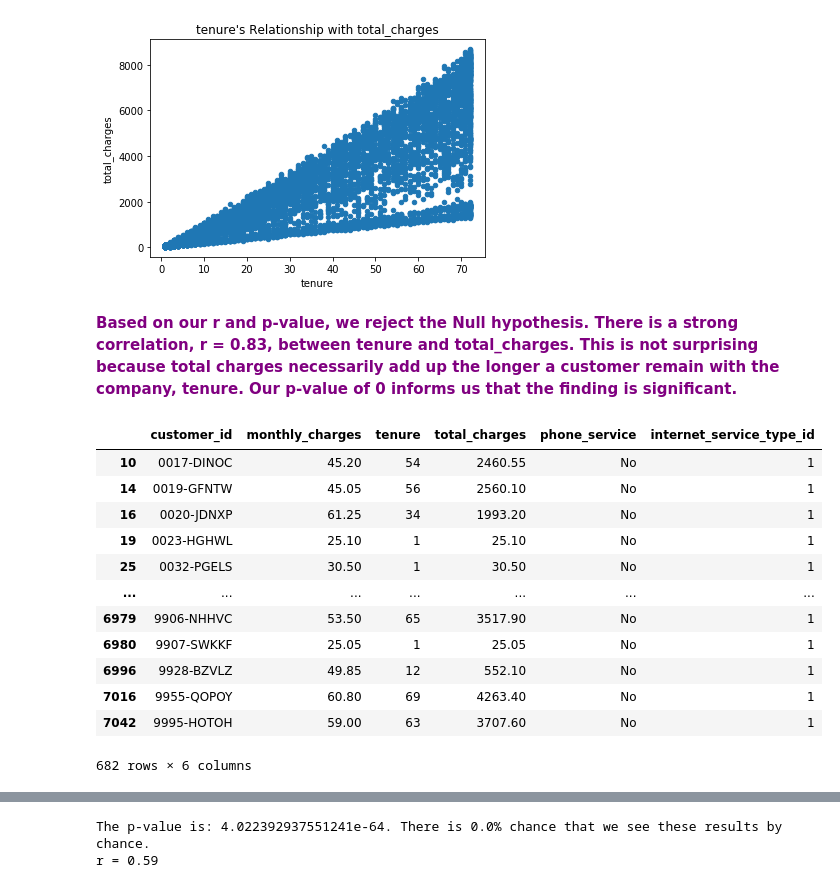
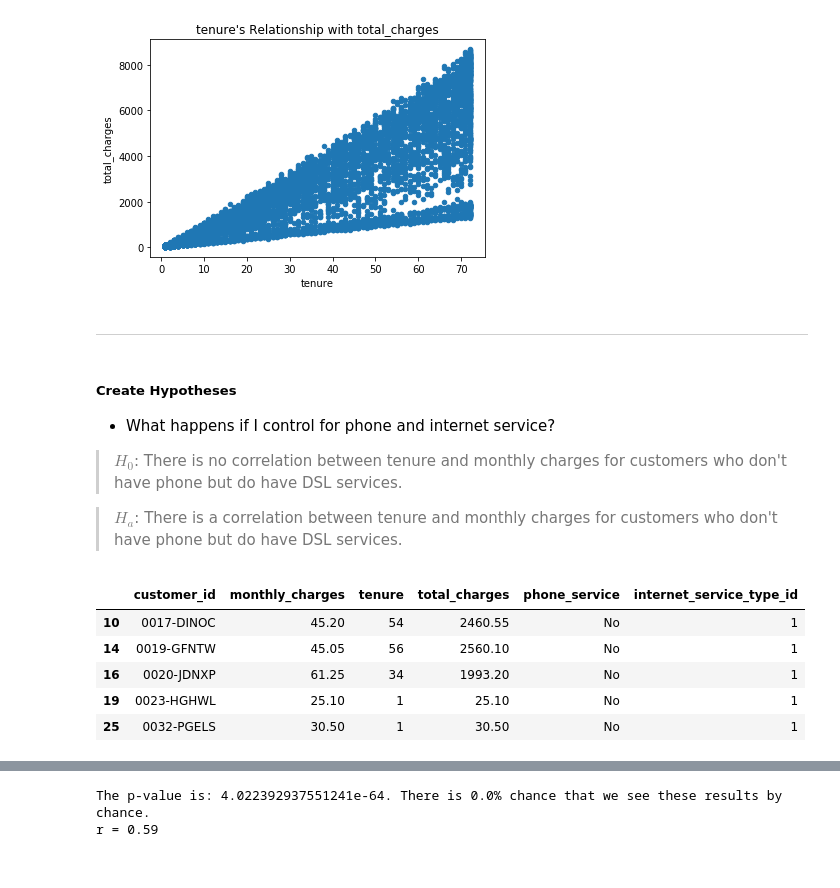
Before and after one commit to faithkane3/e_stats, a Jupyter notebook: hypothesis_testing.ipynb, the cells around one changed output, grey strips where cells are left out. Drawn from its saved outputs; the diff is of its cells as text; code cells hidden in the pictures.

Commit message:
Commit tons of work in hypothesis testing review notebook. almost done.

```diff
--- a/hypothesis_testing.ipynb
+++ b/hypothesis_testing.ipynb
@@ -636,25 +482,26 @@ correlation_exploration(telco, 'tenure', 'total_charges')
 The p-value is: 0.0. There is 0.0% chance that we see these results by chance.
 r = 0.83
 [figure]
-# %% [markdown]
-**<font color=purple>Based on our r and p-value, we reject the Null hypothesis. There is a strong correlation, r = 0.83, between tenure and total_charges. This is not surprising because total charges necessarily add up the longer a customer remain with the company, tenure. Our p-value of 0 informs us that the finding is significant.</font>**
+# %% [markdown]
+___
+# %% [markdown]
+##### Create Hypotheses
+
+- What happens if I control for phone and internet service?
+
+>$H_0$: There is no correlation between tenure and monthly charges for customers who don't have phone but do have DSL services.
+
+>$H_a$: There is a correlation between tenure and monthly charges for customers who don't have phone but do have DSL services.
 # %%
 # Create a subset of customers without phone service but with internet.
-# This ONLY includes DSL as we find that Fiber customers ALL have phone service.
+# This ONLY includes DSL as I found that Fiber customers ALL have phone service.
 
 no_phone_yes_dsl = telco[(telco.phone_service == 'No') & ((telco.internet_service_type_id == 1) | (telco.internet_service_type_id == 2))]
-no_phone_yes_dsl
+no_phone_yes_dsl.head()
 # %% [output]
 |  | customer_id | monthly_charges | tenure | total_charges | phone_service | internet_service_type_id |
 | 10 | 0017-DINOC | 45.20 | 54 | 2460.55 | No | 1 |
 | 14 | 0019-GFNTW | 45.05 | 56 | 2560.10 | No | 1 |
 | 16 | 0020-JDNXP | 61.25 | 34 | 1993.20 | No | 1 |
 | 19 | 0023-HGHWL | 25.10 | 1 | 25.10 | No | 1 |
 | 25 | 0032-PGELS | 30.50 | 1 | 30.50 | No | 1 |
-| ... | ... | ... | ... | ... | ... | ... |
-| 6979 | 9906-NHHVC | 53.50 | 65 | 3517.90 | No | 1 |
-| 6980 | 9907-SWKKF | 25.05 | 1 | 25.05 | No | 1 |
-| 6996 | 9928-BZVLZ | 49.85 | 12 | 552.10 | No | 1 |
-| 7016 | 9955-QOPOY | 60.80 | 69 | 4263.40 | No | 1 |
-| 7042 | 9995-HOTOH | 59.00 | 63 | 3707.60 | No | 1 |
-682 rows × 6 columns
```
Also changed, not shown: parts of 160 cells of this notebook, 1 other file.
